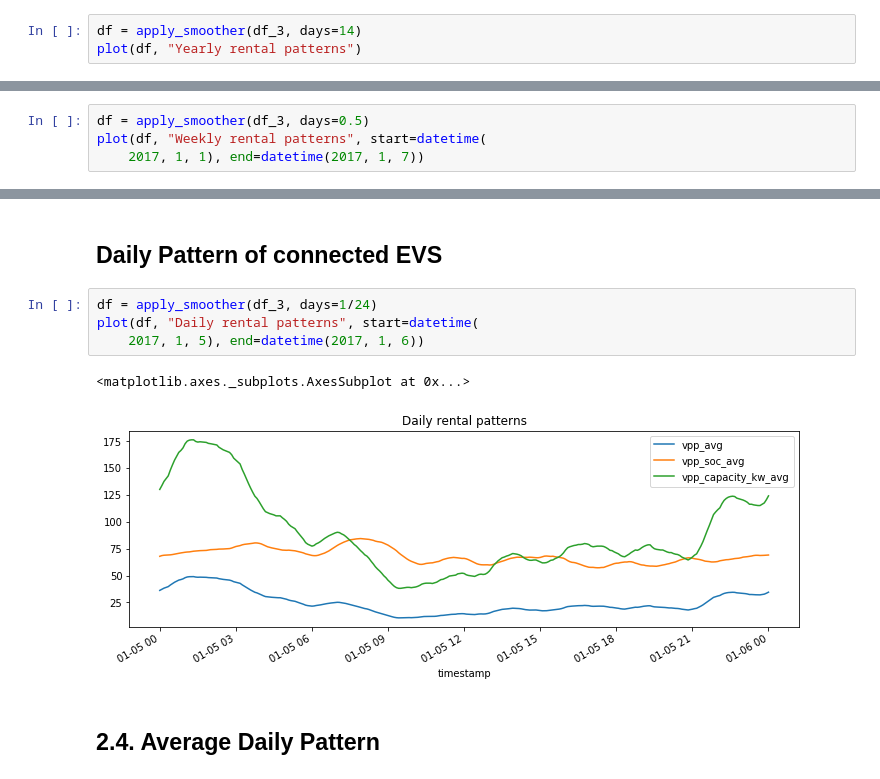
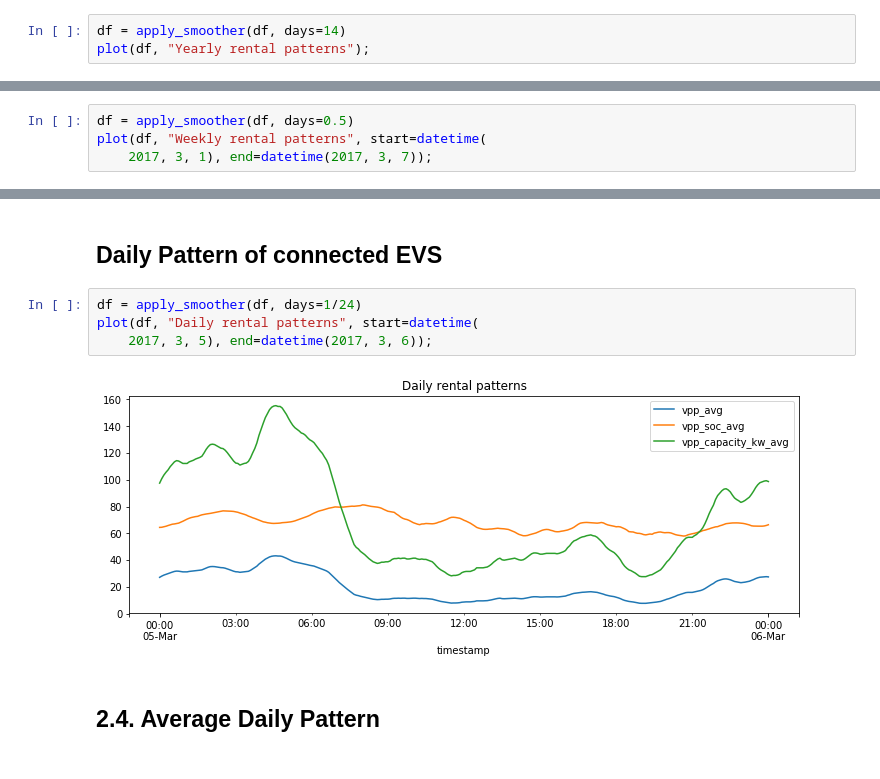
Before and after one commit to indyfree/FleetSim, a Jupyter notebook: notebooks/05-Simulation.ipynb, the cells around one changed output, grey strips where cells are left out. Cells and saved outputs as stored; diff of their text form.

```diff
--- a/notebooks/05-Simulation.ipynb
+++ b/notebooks/05-Simulation.ipynb
@@ -114,6 +94,6 @@ def plot(df, title, start="2016-12-1", end="2017-04-28"):
 # %% [markdown]
 ## Yearly rental patterns
 # %%
-df = apply_smoother(df_3, days=14)
-plot(df, "Yearly rental patterns")
+df = apply_smoother(df, days=14)
+plot(df, "Yearly rental patterns");
 # %% [output]
@@ -122,7 +101,7 @@ plot(df, "Yearly rental patterns")
 # %% [markdown]
 ## Weekly Pattern of connected EVS
 # %%
-df = apply_smoother(df_3, days=0.5)
+df = apply_smoother(df, days=0.5)
 plot(df, "Weekly rental patterns", start=datetime(
-    2017, 1, 1), end=datetime(2017, 1, 7))
+    2017, 3, 1), end=datetime(2017, 3, 7));
 # %% [output]
@@ -131,12 +109,11 @@ plot(df, "Weekly rental patterns", start=datetime(
 # %% [markdown]
 ## Daily Pattern of connected EVS
 # %%
-df = apply_smoother(df_3, days=1/24)
+df = apply_smoother(df, days=1/24)
 plot(df, "Daily rental patterns", start=datetime(
-    2017, 1, 5), end=datetime(2017, 1, 6))
+    2017, 3, 5), end=datetime(2017, 3, 6));
 # %% [output]
-<matplotlib.axes._subplots.AxesSubplot at 0x...>
-[figure, old version]
+[figure, new version]
 # %% [markdown]
 ## 2.4. Average Daily Pattern
 # %%
```
Also changed, not shown: parts of 9 cells of this notebook, 1 other file.
